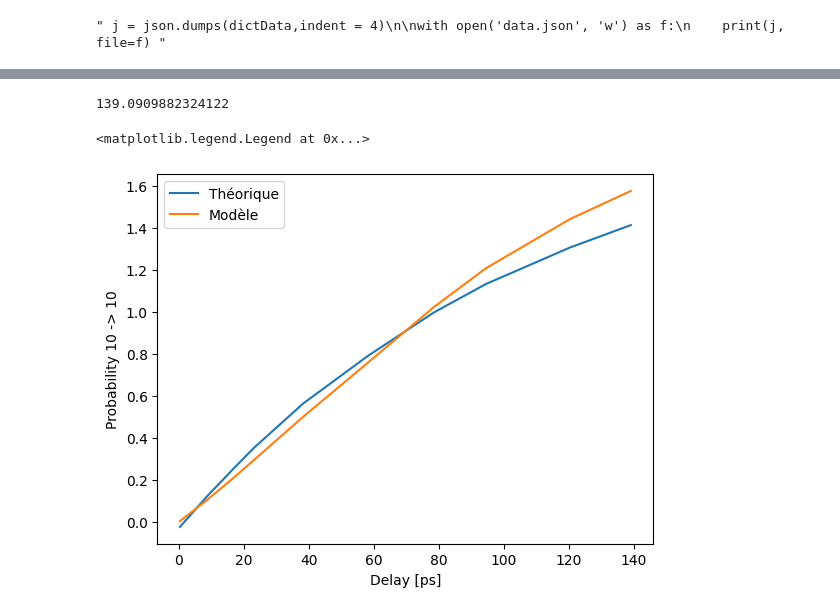
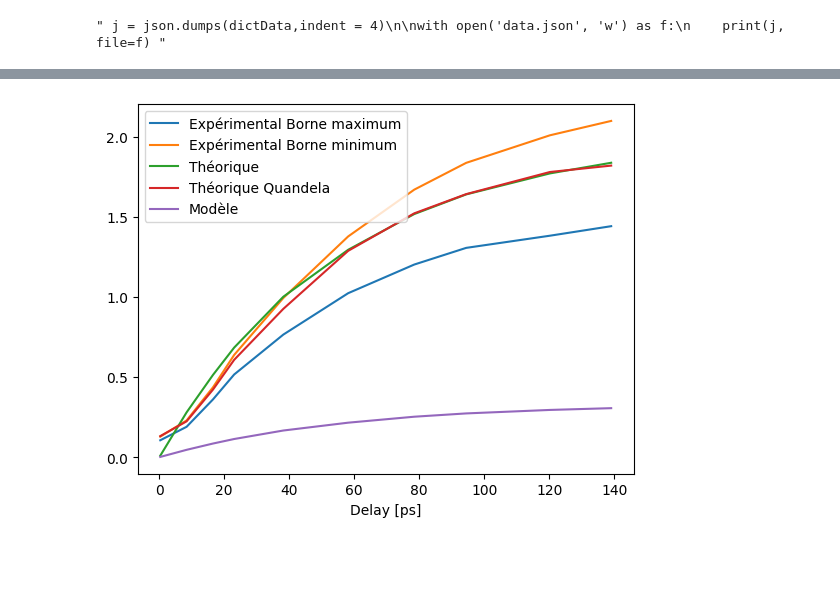
Before and after one commit to polyquantique/Perceval, a Jupyter notebook: perceval/polyquantique/SandboxSimon/Results/CNOTOutputDataThomas.ipynb, the cells around one changed output, grey strips where cells are left out. Drawn from its saved outputs; the diff is of its cells as text; code cells hidden in the pictures; blank space fills up the shorter version.

```diff
--- a/perceval/polyquantique/SandboxSimon/Results/CNOTOutputDataThomas.ipynb
+++ b/perceval/polyquantique/SandboxSimon/Results/CNOTOutputDataThomas.ipynb
@@ -48,7 +49,7 @@ g2 = 0.007
 for name in names:
     TableValue,compareVal,realValMax,realValMin,delayVal,waves,time = calculateCNOT(p,name)
     delayValArr.append(delayVal)
-    Val[name[16:21]] = 2*(1-Overlap(waves[0],waves[1],time))
+    Val[name[16:21]] = 2*(1-Overlap(waves[0],waves[1],time)**2)
     dictData[name[16:21]] = TableValue
-    #print(TableValue)
+    print(TableValue)
 # %% [output]
@@ -101,2 +102,16 @@ for key,table in dictData.items():
 ╘════╧══════╧══════╧══════════╧══════════╛
 1.837658972097038
+# %%
+valQuandela1 = []
+valQuandela2 = []
+valQuandela = []
+theoQuandela = []
+for name in names:
+    time, env1, env2 ,delay, table, vHom = xpRead(name)
+    valQuandela1.append(table[2][2]/table[2][3])
+    valQuandela2.append(table[3][3]/table[3][2])
+    valQuandela.append(table[3][3])
+    theoQuandela.append(2*(1-vHom))
+    print(tabulate(table))
+print(valQuandela1)
+print(valQuandela2)
@@ -103,11 +136,12 @@ for key,table in dictData.items():
 # %%
-print(delayVal)
+plt.plot(delayValArr,valQuandela1,label = 'Expérimental Borne maximum')
+plt.plot(delayValArr,valQuandela2,label = 'Expérimental Borne minimum')
 plt.plot(delayValArr,Val.values(),label = 'Théorique')
+plt.plot(delayValArr,theoQuandela,label = 'Théorique Quandela')
 plt.plot(delayValArr,modelVal,label = 'Modèle')
 plt.xlabel('Delay [ps]')
-plt.ylabel('Probability 10 -> 10')
+plt.ylabel('')
 plt.legend()
+plt.show()
 # %% [output]
-139.0909882324122
-<matplotlib.legend.Legend at 0x...>
-[figure, old version]
+[figure, new version]
```
Also changed, not shown: parts of 4 cells of this notebook, 3 other files.
